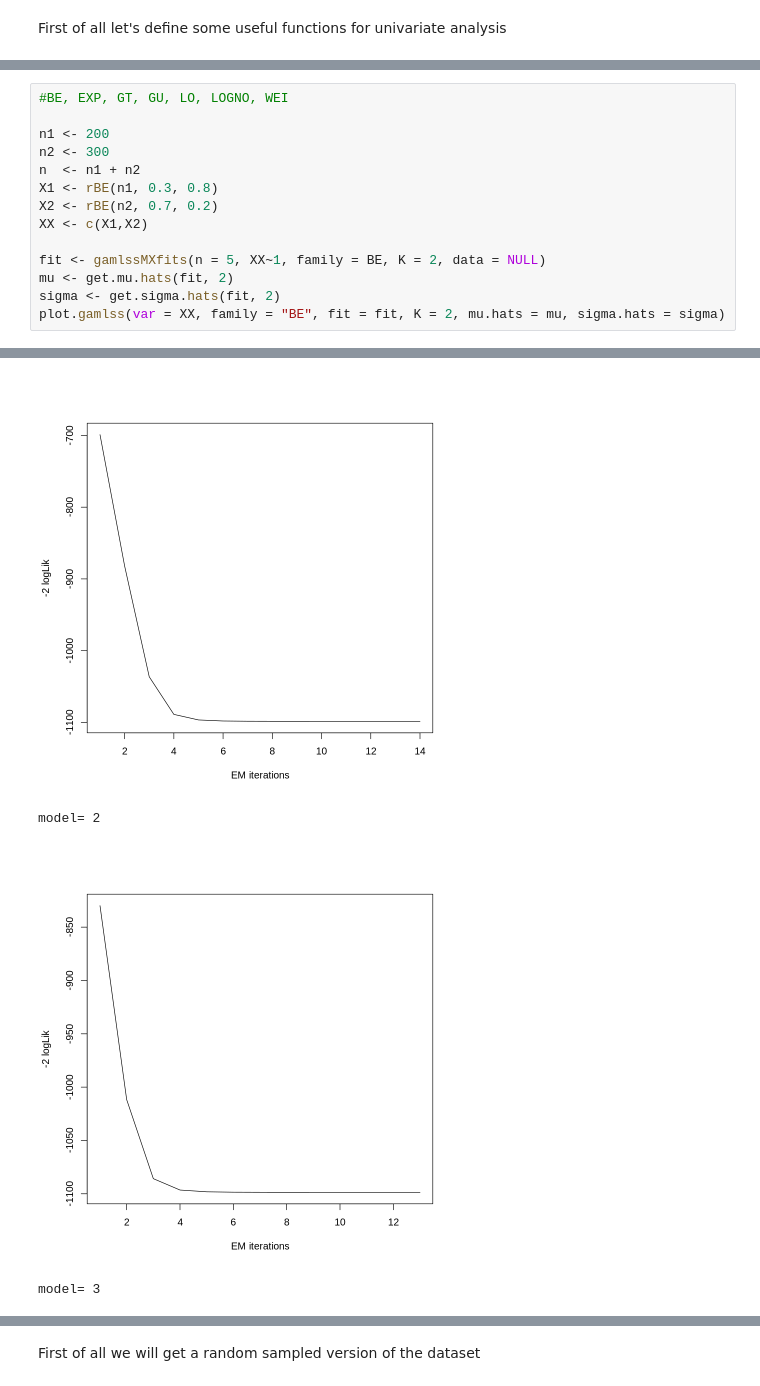
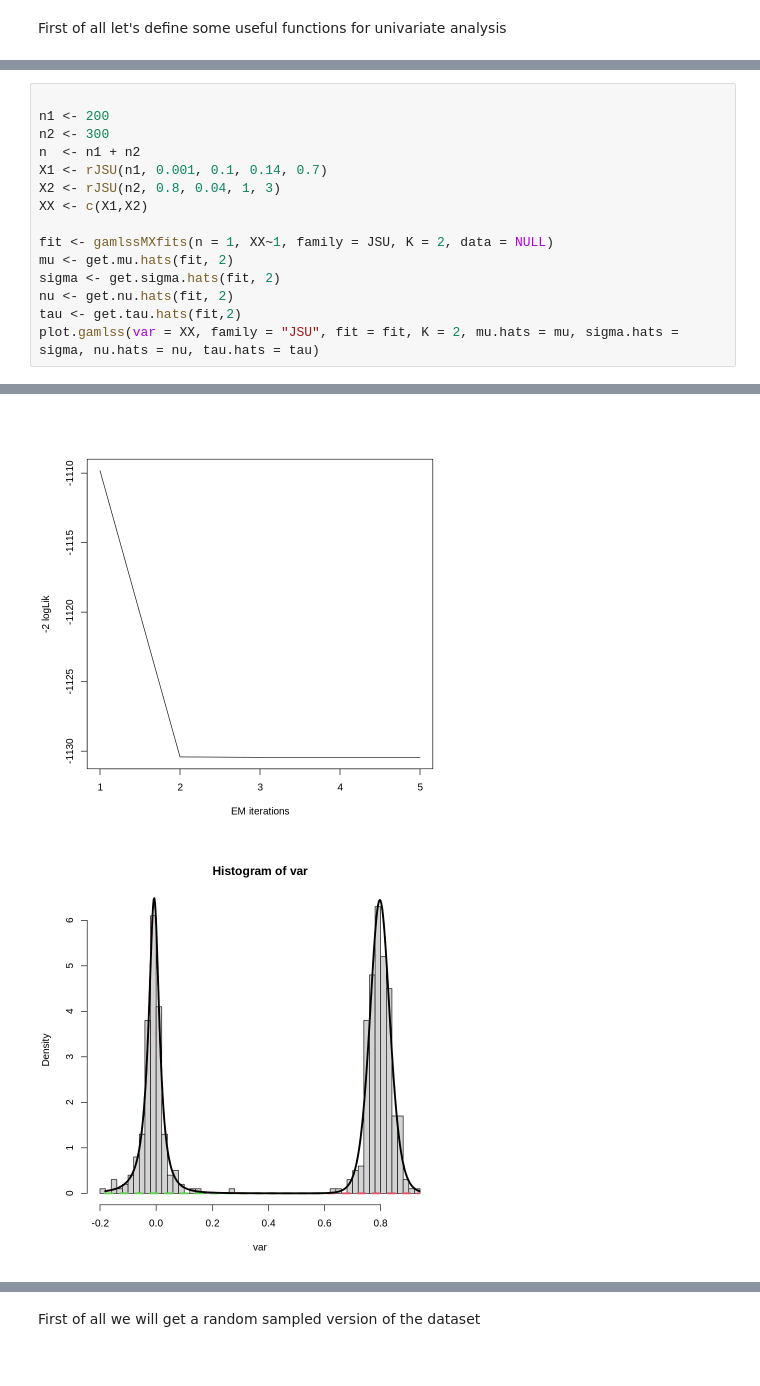
Before and after one commit to biagio-incardona/biagio-incardona.github.io, a Jupyter notebook: Report_Incardona_Biagio.ipynb, the cells around one changed output, grey strips where cells are left out. Drawn from its saved outputs; the diff is of its cells as text.

```diff
--- a/Report_Incardona_Biagio.ipynb
+++ b/Report_Incardona_Biagio.ipynb
@@ -223,22 +236,21 @@ get.tau.hats <- function(fit, K){
   return(tau.hats)
 }
 # %%
-#BE, EXP, GT, GU, LO, LOGNO, WEI
 
 n1 <- 200
 n2 <- 300
 n  <- n1 + n2
-X1 <- rBE(n1, 0.3, 0.8)
-X2 <- rBE(n2, 0.7, 0.2)
+X1 <- rJSU(n1, 0.001, 0.1, 0.14, 0.7)
+X2 <- rJSU(n2, 0.8, 0.04, 1, 3)
 XX <- c(X1,X2)
 
-fit <- gamlssMXfits(n = 5, XX~1, family = BE, K = 2, data = NULL)
+fit <- gamlssMXfits(n = 1, XX~1, family = JSU, K = 2, data = NULL)
 mu <- get.mu.hats(fit, 2)
 sigma <- get.sigma.hats(fit, 2)
-plot.gamlss(var = XX, family = "BE", fit = fit, K = 2, mu.hats = mu, sigma.hats = sigma)
+nu <- get.nu.hats(fit, 2)
+tau <- get.tau.hats(fit,2)
+plot.gamlss(var = XX, family = "JSU", fit = fit, K = 2, mu.hats = mu, sigma.hats = sigma, nu.hats = nu, tau.hats = tau)
 # %% [output]
 model= 1
-[figure, old version]
+[figure, new version]
-model= 2
-[figure, old version]
+[figure, new version]
-model= 3
```
Also changed, not shown: parts of 5 cells of this notebook.
